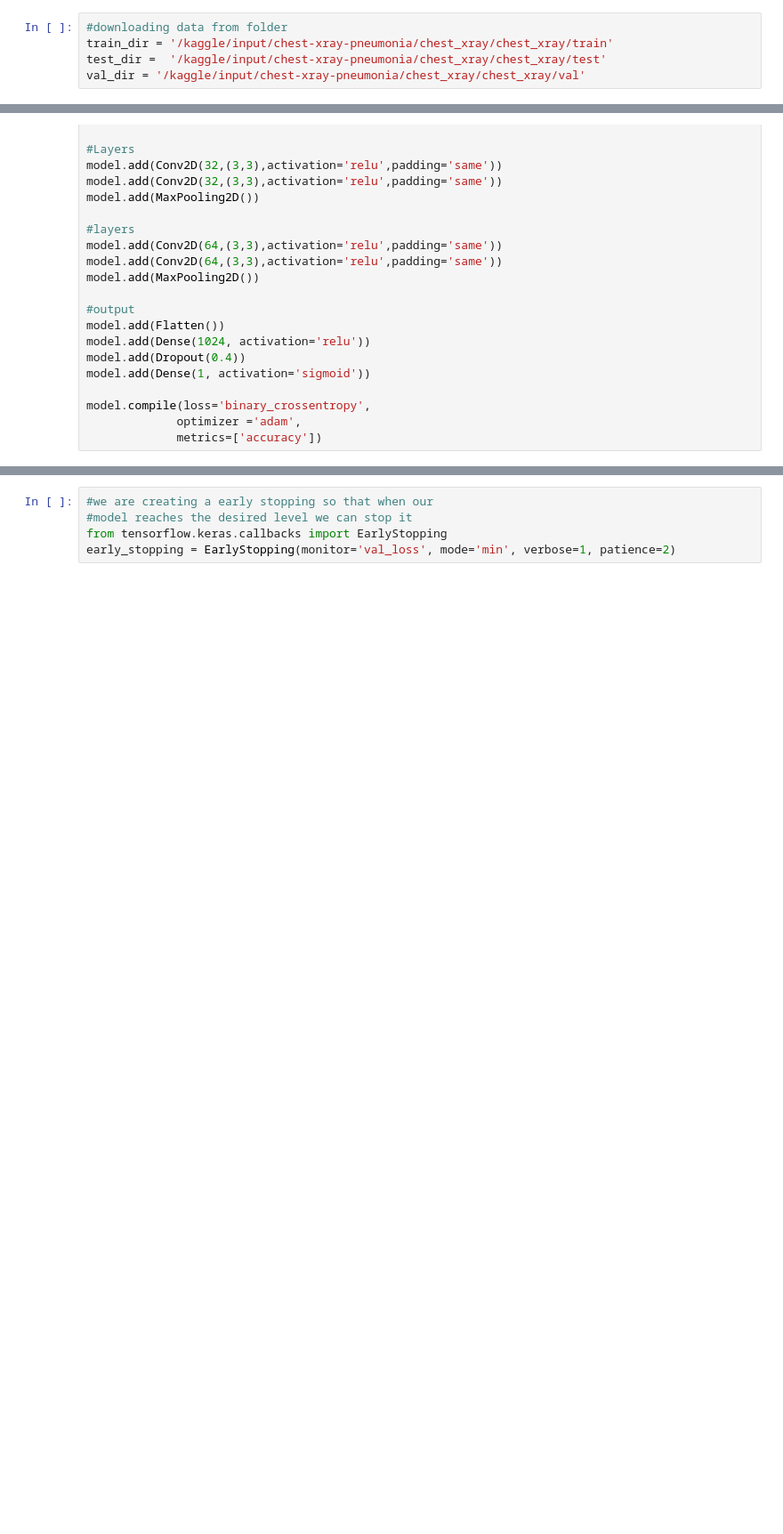
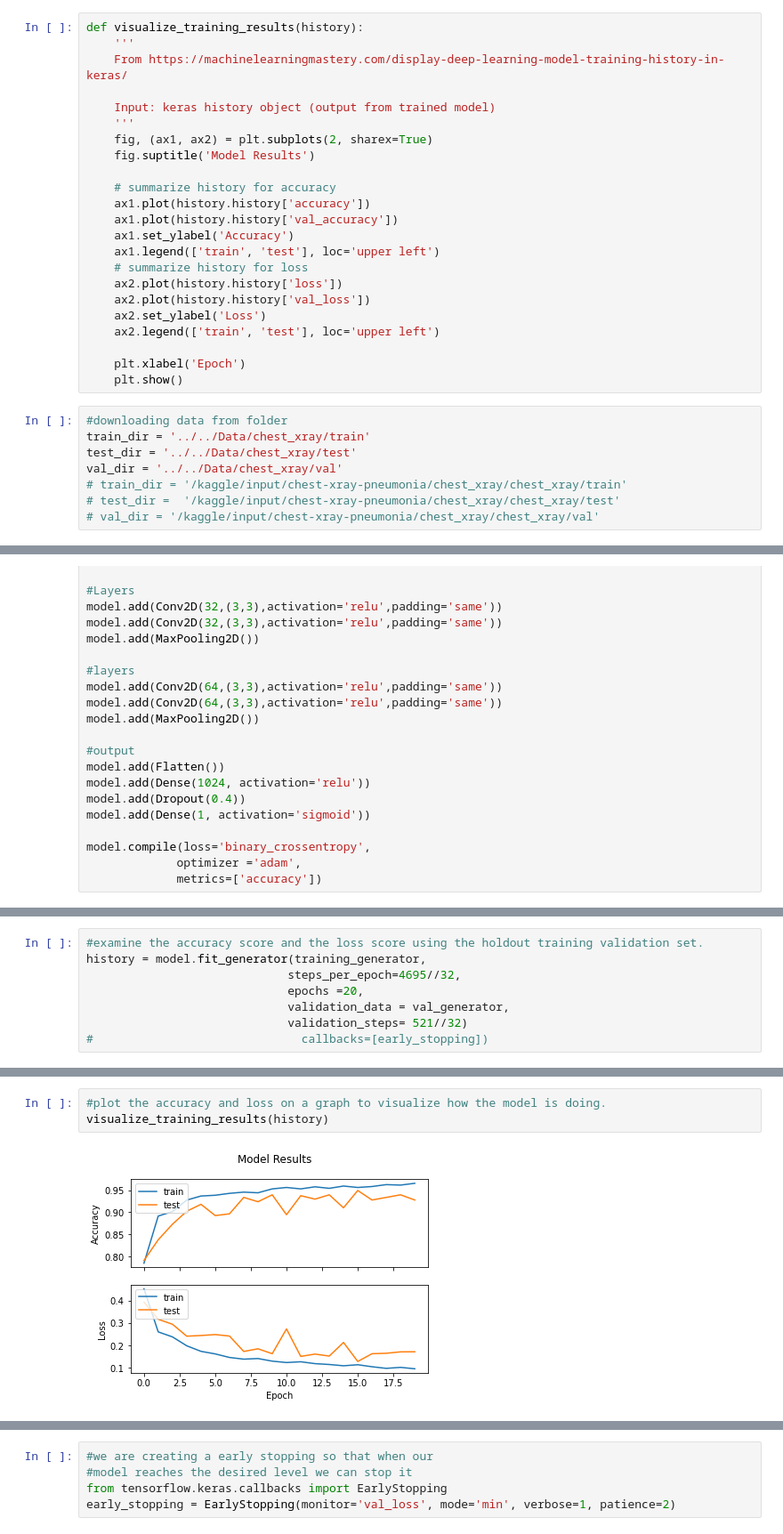
Before and after one commit to Teetee-lab/X-Ray_Image_Project, a Jupyter notebook: notebooks/Teetee/xrayeda-model.ipynb, the cells around one changed output, grey strips where cells are left out. Shown at 89% size. Saved outputs shown, nothing was run; the diff lists cells and outputs as text; blank space fills up the shorter version.

```diff
--- a/notebooks/Teetee/xrayeda-model.ipynb
+++ b/notebooks/Teetee/xrayeda-model.ipynb
@@ -38,8 +53,34 @@ from keras.preprocessing.image import ImageDataGenerator, img_to_array, load_img
+# %%
+def visualize_training_results(history):
+    '''
+    From https://machinelearningmastery.com/display-deep-learning-model-training-history-in-keras/
+
+    Input: keras history object (output from trained model)
+    '''
+    fig, (ax1, ax2) = plt.subplots(2, sharex=True)
+    fig.suptitle('Model Results')
+
+    # summarize history for accuracy
+    ax1.plot(history.history['accuracy'])
+    ax1.plot(history.history['val_accuracy'])
+    ax1.set_ylabel('Accuracy')
+    ax1.legend(['train', 'test'], loc='upper left')
+    # summarize history for loss
+    ax2.plot(history.history['loss'])
+    ax2.plot(history.history['val_loss'])
+    ax2.set_ylabel('Loss')
+    ax2.legend(['train', 'test'], loc='upper left')
+
+    plt.xlabel('Epoch')
+    plt.show()
 # %%
 #downloading data from folder
-train_dir = '/kaggle/input/chest-xray-pneumonia/chest_xray/chest_xray/train'
-test_dir =  '/kaggle/input/chest-xray-pneumonia/chest_xray/chest_xray/test'
-val_dir = '/kaggle/input/chest-xray-pneumonia/chest_xray/chest_xray/val'
+train_dir = '../../Data/chest_xray/train'
+test_dir = '../../Data/chest_xray/test'
+val_dir = '../../Data/chest_xray/val'
+# train_dir = '/kaggle/input/chest-xray-pneumonia/chest_xray/chest_xray/train'
+# test_dir =  '/kaggle/input/chest-xray-pneumonia/chest_xray/chest_xray/test'
+# val_dir = '/kaggle/input/chest-xray-pneumonia/chest_xray/chest_xray/val'
 # %%
 #Define function that will help split our data into X and Y and resize it
 def picture_separation(folder):
@@ -246,0 +373,8 @@ model.summary()
+# %%
+#examine the accuracy score and the loss score using the holdout training validation set.
+history = model.fit_generator(training_generator,
+                             steps_per_epoch=4695//32,
+                             epochs =20,
+                             validation_data = val_generator,
+                             validation_steps= 521//32)
+#                              callbacks=[early_stopping])
@@ -246,0 +409,5 @@ model.summary()
+# %%
+#plot the accuracy and loss on a graph to visualize how the model is doing.
+visualize_training_results(history)
+# %% [output]
+[figure, added]
```
Also changed, not shown: parts of 54 cells of this notebook.
